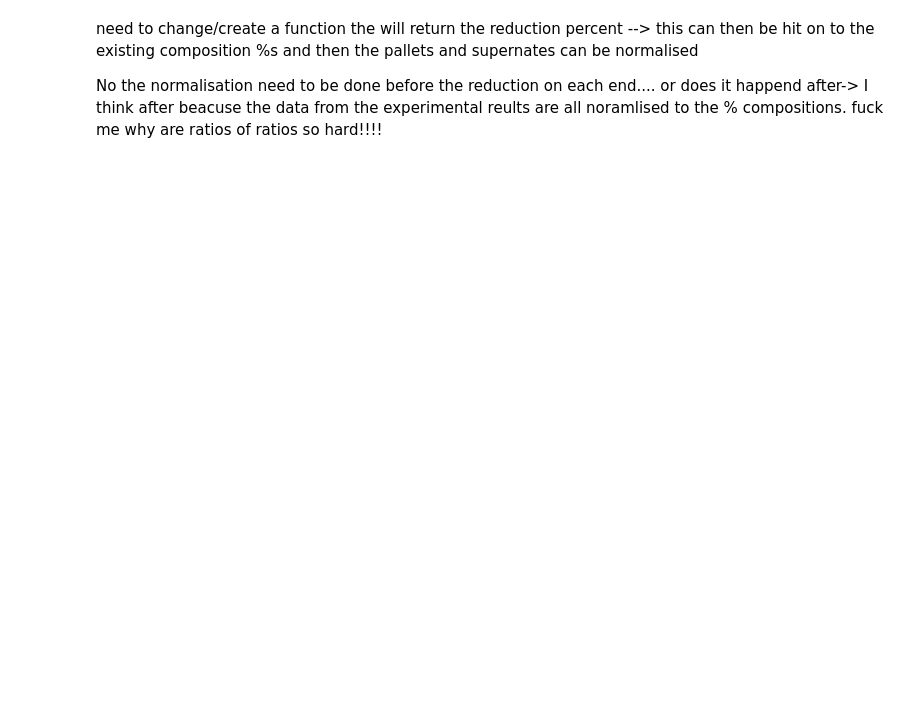
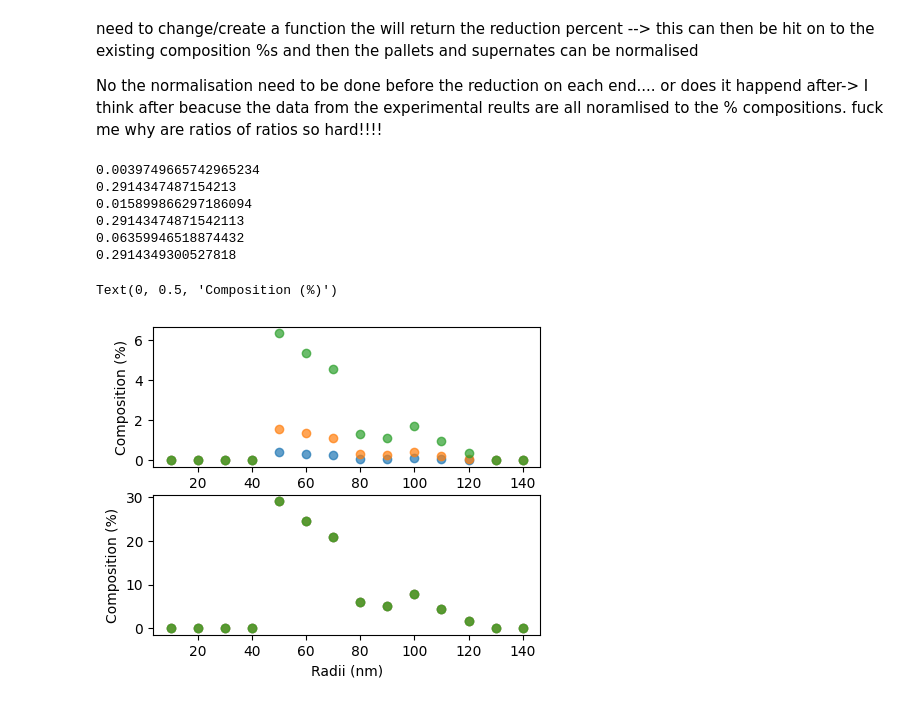
Before and after one commit to williammcmp/Nano-Particle-Playground, a Jupyter notebook: testing.ipynb, the cells around one changed output. Saved outputs shown, nothing was run; the diff lists cells and outputs as text; code cells hidden in the pictures; blank space fills up the shorter version.

```diff
--- a/testing.ipynb
+++ b/testing.ipynb
@@ -196,3 +157,56 @@ need to change/create a function the will return the reduction percent --> this
 
 
 No the normalisation need to be done before the reduction on each end.... or does it happend after-> I think after beacuse the data from the experimental reults are all noramlised to the % compositions. fuck me why are ratios of ratios so hard!!!!
+# %%
+# Pallets and supernatants
+# size = 150 * 1e-9
+size = np.array([10, 20, 30, 40, 50, 60, 70, 80, 90, 100, 110, 120, 130, 140]) * 1e-9
+rpms = [1000, 2000, 4000]
+
+# The inital prob
+# prob = 0.50
+prob = np.array([0.00142615582977985, 2.26662277238378e-05, 1.63968725534759e-05, 0.00222392351341934, 0.453205159317088, 0.2667089252955, 0.165469134181236, 0.0370844302996734, 0.0243730142595645, 0.0307842832504269, 0.0140177811219164, 0.00443854367736452, 0.000228231099404965, 1.35505434733028e-06])
+
+# Define a color cycle for different runs
+colors = ['red', 'blue', 'green']
+
+fig, ax = plt.subplots(2, figsize=(5,4))
+for rpm in rpms:
+    time = 30
+    pallets = np.zeros(len(size))
+    for i in range(len(size)):
+        supernate, pallets[i] = cal_supernate_and_pallets(size[i], prob[i], time,
+                                                particle_density, liquid_density, liquid_viscosity,
+                                                rpm, arm_length, length)
+        probs = supernate
+        # ax.plot(time, supernate * 1e2, label=f"Supernatant: {rpm/1000}k", alpha = 0.8, linewidth=2)
+    ax[0].scatter(size * 1e9, pallets * 1e2, label=f"Pallets: {rpm/1000}k", alpha=0.7)
+
+    pallets_norm = pallets / sum(pallets)
+    print(pallets[4])
+    print(pallets_norm[4])
+    ax[1].scatter(size * 1e9, pallets_norm * 1e2, label=f"Pallets: {rpm/1000}k", alpha=0.7)
+
+
+        # Add a gray dotted line at y=prob
+        # ax.axhline(y=probs * 1e2, color='gray', linestyle='--', linewidth=1, alpha=0.5)
+
+
+
+# ax.set_ylim([0,100])
+# ax.set_xlim([0,time])
+
+ax[1].set_xlabel("Radii (nm)")
+ax[0].set_ylabel("Composition (%)")
+ax[1].set_ylabel("Composition (%)")
+# ax.set_title(f'Centrifuge Cycles {rpms} of Radius {size * 1e9:.0f}nm')
+# ax.legend()
+# %% [output]
+0.0039749665742965234
+0.2914347487154213
+0.015899866297186094
+0.29143474871542113
+0.06359946518874432
+0.2914349300527818
+Text(0, 0.5, 'Composition (%)')
+[figure, added]
```
Also changed, not shown: parts of 8 cells of this notebook.
